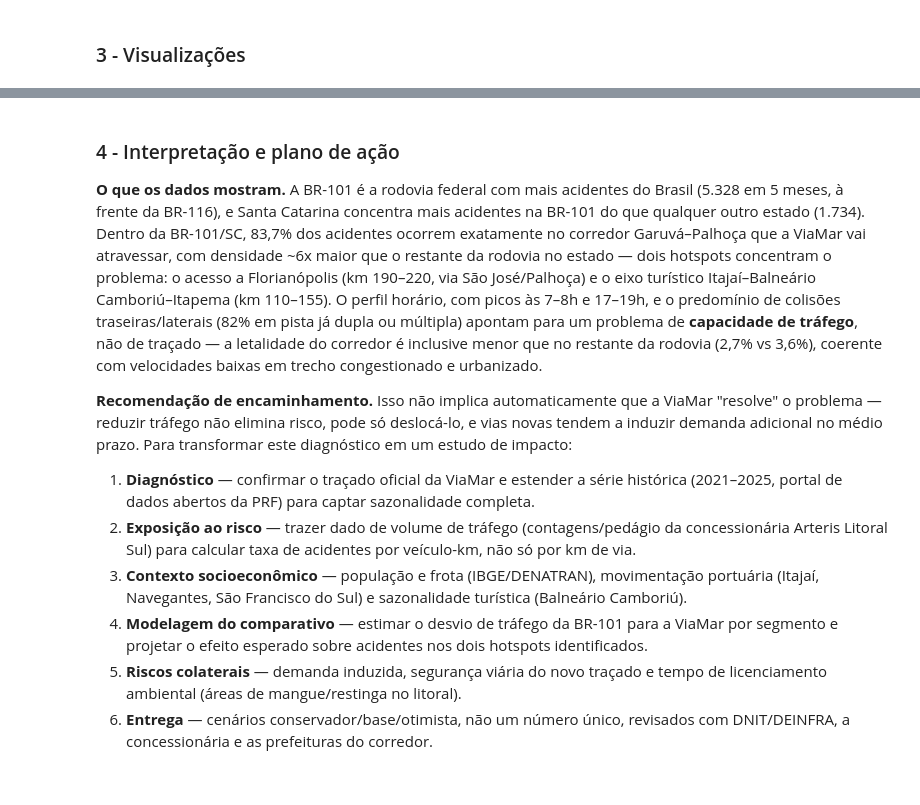
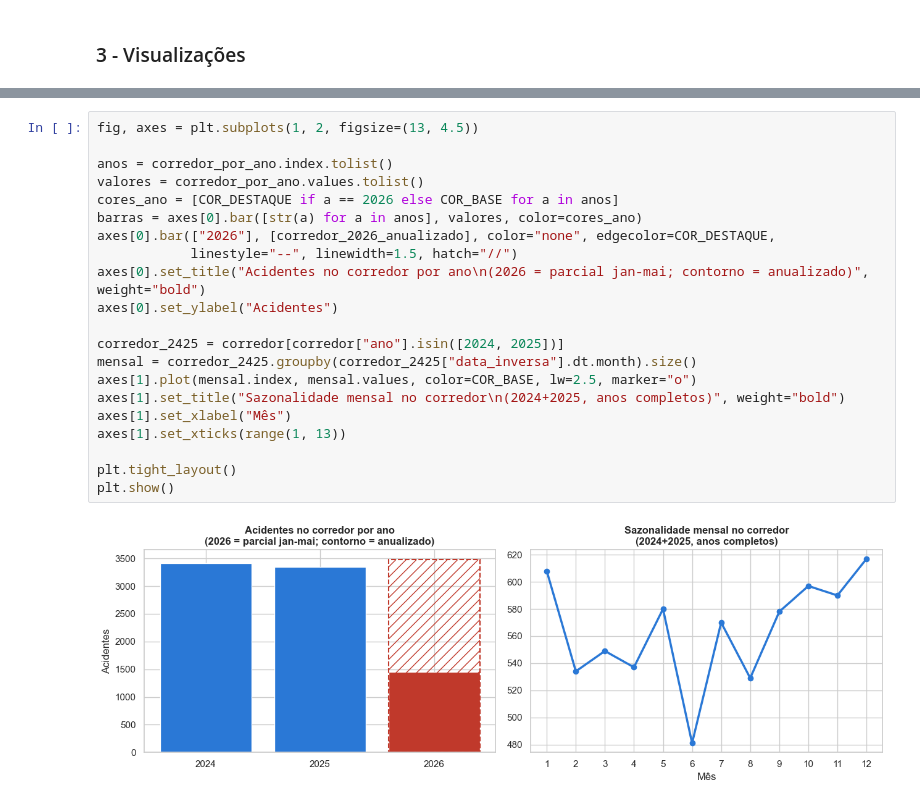
Before and after one commit to enghanderson-lab/ciencia_dados_ufsc, a Jupyter notebook: analise_br101_viamar/analise_br101_viamar.ipynb, the cells around one changed output, grey strips where cells are left out. Saved outputs shown, nothing was run; the diff lists cells and outputs as text.

```diff
--- a/analise_br101_viamar/analise_br101_viamar.ipynb
+++ b/analise_br101_viamar/analise_br101_viamar.ipynb
@@ -174,30 +198,23 @@ plt.show()
-# %% [markdown]
-### 4 - Interpretação e plano de ação
-
-**O que os dados mostram.** A BR-101 é a rodovia federal com mais acidentes do Brasil (5.328 em 5
-meses, à frente da BR-116), e Santa Catarina concentra mais acidentes na BR-101 do que qualquer
-outro estado (1.734). Dentro da BR-101/SC, 83,7% dos acidentes ocorrem exatamente no corredor
-Garuvá–Palhoça que a ViaMar vai atravessar, com densidade ~6x maior que o restante da rodovia no
-estado — dois hotspots concentram o problema: o acesso a Florianópolis (km 190–220, via São
-José/Palhoça) e o eixo turístico Itajaí–Balneário Camboriú–Itapema (km 110–155). O perfil horário,
-com picos às 7–8h e 17–19h, e o predomínio de colisões traseiras/laterais (82% em pista já dupla
-ou múltipla) apontam para um problema de **capacidade de tráfego**, não de traçado — a letalidade
-do corredor é inclusive menor que no restante da rodovia (2,7% vs 3,6%), coerente com velocidades
-baixas em trecho congestionado e urbanizado.
-
-**Recomendação de encaminhamento.** Isso não implica automaticamente que a ViaMar "resolve" o
-problema — reduzir tráfego não elimina risco, pode só deslocá-lo, e vias novas tendem a induzir
-demanda adicional no médio prazo. Para transformar este diagnóstico em um estudo de impacto:
-
-1. **Diagnóstico** — confirmar o traçado oficial da ViaMar e estender a série histórica (2021–2025,
-   portal de dados abertos da PRF) para captar sazonalidade completa.
-2. **Exposição ao risco** — trazer dado de volume de tráfego (contagens/pedágio da concessionária
-   Arteris Litoral Sul) para calcular taxa de acidentes por veículo-km, não só por km de via.
-3. **Contexto socioeconômico** — população e frota (IBGE/DENATRAN), movimentação portuária
-   (Itajaí, Navegantes, São Francisco do Sul) e sazonalidade turística (Balneário Camboriú).
-4. **Modelagem do comparativo** — estimar o desvio de tráfego da BR-101 para a ViaMar por
-   segmento e projetar o efeito esperado sobre acidentes nos dois hotspots identificados.
-5. **Riscos colaterais** — demanda induzida, segurança viária do novo traçado e tempo de
-   licenciamento ambiental (áreas de mangue/restinga no litoral).
-6. **Entrega** — cenários conservador/base/otimista, não um número único, revisados com
-   DNIT/DEINFRA, a concessionária e as prefeituras do corredor.
+# %%
+fig, axes = plt.subplots(1, 2, figsize=(13, 4.5))
+
+anos = corredor_por_ano.index.tolist()
+valores = corredor_por_ano.values.tolist()
+cores_ano = [COR_DESTAQUE if a == 2026 else COR_BASE for a in anos]
+barras = axes[0].bar([str(a) for a in anos], valores, color=cores_ano)
+axes[0].bar(["2026"], [corredor_2026_anualizado], color="none", edgecolor=COR_DESTAQUE,
+            linestyle="--", linewidth=1.5, hatch="//")
+axes[0].set_title("Acidentes no corredor por ano\n(2026 = parcial jan-mai; contorno = anualizado)", weight="bold")
+axes[0].set_ylabel("Acidentes")
+
+corredor_2425 = corredor[corredor["ano"].isin([2024, 2025])]
+mensal = corredor_2425.groupby(corredor_2425["data_inversa"].dt.month).size()
+axes[1].plot(mensal.index, mensal.values, color=COR_BASE, lw=2.5, marker="o")
+axes[1].set_title("Sazonalidade mensal no corredor\n(2024+2025, anos completos)", weight="bold")
+axes[1].set_xlabel("Mês")
+axes[1].set_xticks(range(1, 13))
+
+plt.tight_layout()
+plt.show()
+# %% [output]
+[figure, added]
```
Also changed, not shown: parts of 8 cells of this notebook, 1 other file.
